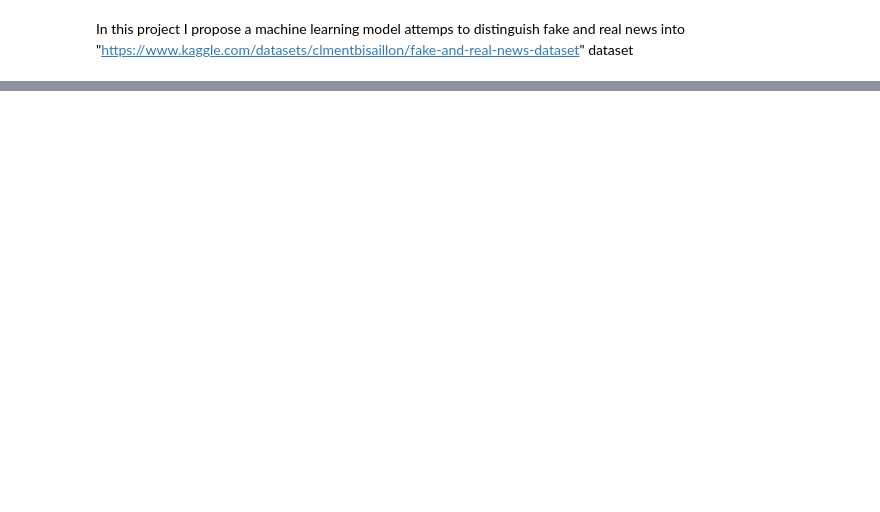
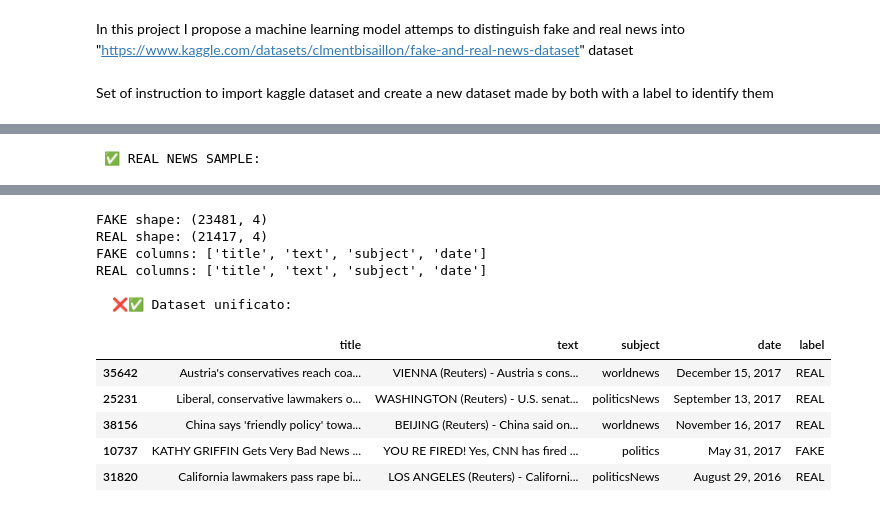
Before and after one commit to mazzette97/Fake-and-real-news-detection-ML, a Jupyter notebook: Fake_and_real_news_detect.ipynb, the cells around one changed output, grey strips where cells are left out. Cells and saved outputs as stored; diff of their text form; code cells hidden in the pictures; blank space fills up the shorter version.

Commit message:
Machine Learning model created by Colab

```diff
--- a/Fake_and_real_news_detect.ipynb
+++ b/Fake_and_real_news_detect.ipynb
@@ -16,0 +6,65 @@ from sklearn.metrics import accuracy_score, confusion_matrix
+# %% [markdown]
+Set of instruction to import kaggle dataset and create a new dataset made by both with a label to identify them
+# %%
+!pip install kaggle --quiet  # Install kaggle if not previously installed
+
+# Need to download kaggle.json token and choose the file during the execution
+from google.colab import files
+files.upload()  # Choose the kaggle.json token
+
+!mkdir -p ~/.kaggle   #Create an hidden temp folder
+
+!cp kaggle.json ~/.kaggle/  # Copy kaggle.json to the destination folder
+
+!chmod 600 ~/.kaggle/kaggle.json # Set the permissions into (only read mode)
+
+# Download dataset
+!kaggle datasets download -d clmentbisaillon/fake-and-real-news-dataset
+
+!mkdir -p /content/kaggle/input/ # Create a folder to put the download inside it
+
+# Extract the downloaded file into a destination folder
+!unzip -q fake-and-real-news-dataset.zip -d /content/kaggle/input/
+# Extract both datasets zip
+!unzip -q Fake.csv.zip -d /content/kaggle/input/
+!unzip -q True.csv.zip -d /content/kaggle/input/
+
+#Delete zip folders
+!rm fake-and-real-news-dataset
+!rm Fake.csv.zip
+!rm True.csv.zip
+
+# Check if the datasets were downloaded and copied correctly
+!ls /content/kaggle/input/fake-and-real-news-dataset
+
+import pandas as pd
+
+# Read both datasets
+fake_news = pd.read_csv('/content/kaggle/input/Fake.csv')
+real_news = pd.read_csv('/content/kaggle/input/True.csv')
+
+# Print first both datasets (n) lines, default = 5 lines
+print("\n ❌ FAKE NEWS SAMPLE:")
+display(fake_news.head())
+
+print("\n ✅ REAL NEWS SAMPLE:")
+display(real_news.head())
+
+# Check number of rows and coloumn in both datasets
+print("\nFAKE shape:", fake_news.shape)
+print("REAL shape:", real_news.shape)
+# Check type of data by coloumn
+print("FAKE columns:", fake_news.columns.tolist())
+print("REAL columns:", real_news.columns.tolist())
+
+
+# Make a unified dataset adding a label for distinguish them
+fake_news['label'] = 'FAKE'
+real_news['label'] = 'REAL'
+
+news_data = pd.concat([fake_news, real_news], ignore_index=True)
+
+# Print Unified Dataset (n) lines, default = 5 lines
+print("\n  ❌✅ Dataset unificato:")
+display(news_data.sample(5))
+# %% [output]
@@ -16,0 +90 @@ from sklearn.metrics import accuracy_score, confusion_matrix
+ ✅ REAL NEWS SAMPLE:
@@ -17 +97,13 @@ from sklearn.metrics import accuracy_score, confusion_matrix
+FAKE shape: (23481, 4)
+REAL shape: (21417, 4)
+FAKE columns: ['title', 'text', 'subject', 'date']
+REAL columns: ['title', 'text', 'subject', 'date']
+
+  ❌✅ Dataset unificato:
+|  | title | text | subject | date | label |
+| 35642 | Austria's conservatives reach coa... | VIENNA (Reuters) - Austria s cons... | worldnews | December 15, 2017 | REAL |
+| 25231 | Liberal, conservative lawmakers o... | WASHINGTON (Reuters) - U.S. senat... | politicsNews | September 13, 2017 | REAL |
+| 38156 | China says 'friendly policy' towa... | BEIJING (Reuters) - China said on... | worldnews | November 16, 2017 | REAL |
+| 10737 | KATHY GRIFFIN Gets Very Bad News ... | YOU RE FIRED! Yes, CNN has fired ... | politics | May 31, 2017 | FAKE |
+| 31820 | California lawmakers pass rape bi... | LOS ANGELES (Reuters) - Californi... | politicsNews | August 29, 2016 | REAL |
 # %% [markdown]
```
Also changed, not shown: parts of 8 cells of this notebook.
